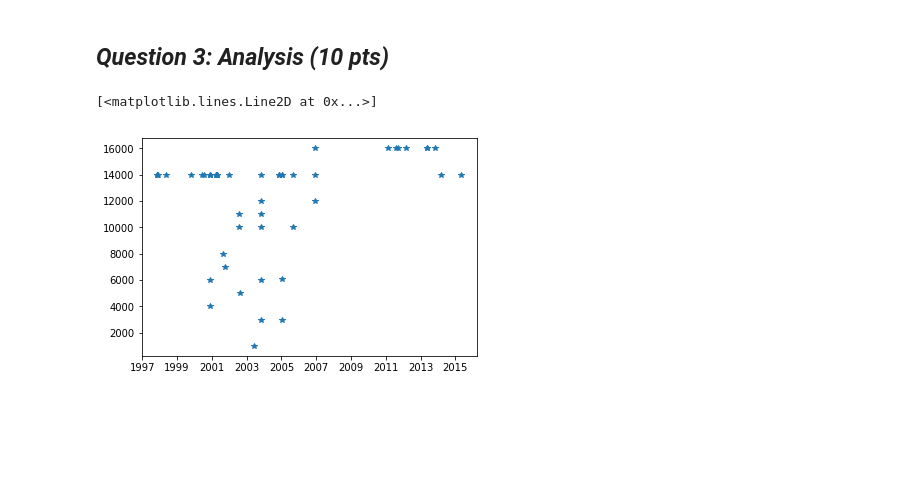
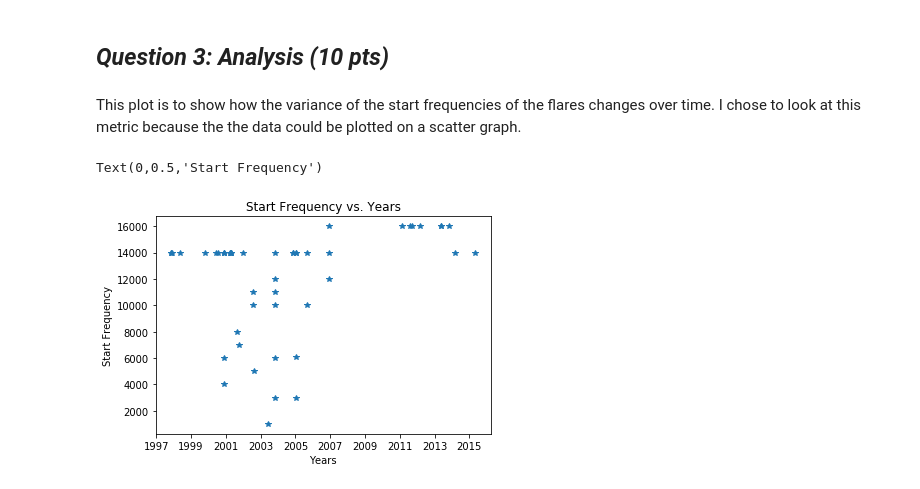
Before and after one commit to chrisyue1998/Data-Science-Projects, a Jupyter notebook: project1/Project 1.ipynb, the cells around one changed output. Drawn from its saved outputs; the diff is of its cells as text; code cells hidden in the pictures; blank space fills up the shorter version.

```diff
--- a/project1/Project 1.ipynb
+++ b/project1/Project 1.ipynb
@@ -286,9 +293,14 @@ I define a best matching row as one that has a classification score that differs
 ## _Question 3: Analysis (10 pts)_
 # %%
 import matplotlib.pyplot as plt
+# %% [markdown]
+This plot is to show how the variance of the start frequencies of the flares changes over time. I chose to look at this metric because the the data could be plotted on a scatter graph.
 # %%
 top_50_nasa.sort_values('start_frequency', ascending=True)
 plt.plot(top_50_nasa['start_datetime'], top_50_nasa['start_frequency'], '*')
+plt.title('Start Frequency vs. Years')
+plt.xlabel('Years')
+plt.ylabel('Start Frequency')
 # %% [output]
-[<matplotlib.lines.Line2D at 0x...>]
+Text(0,0.5,'Start Frequency')
-[figure, old version]
+[figure, new version]
```
Also changed, not shown: parts of 6 cells of this notebook, 2 other files.
